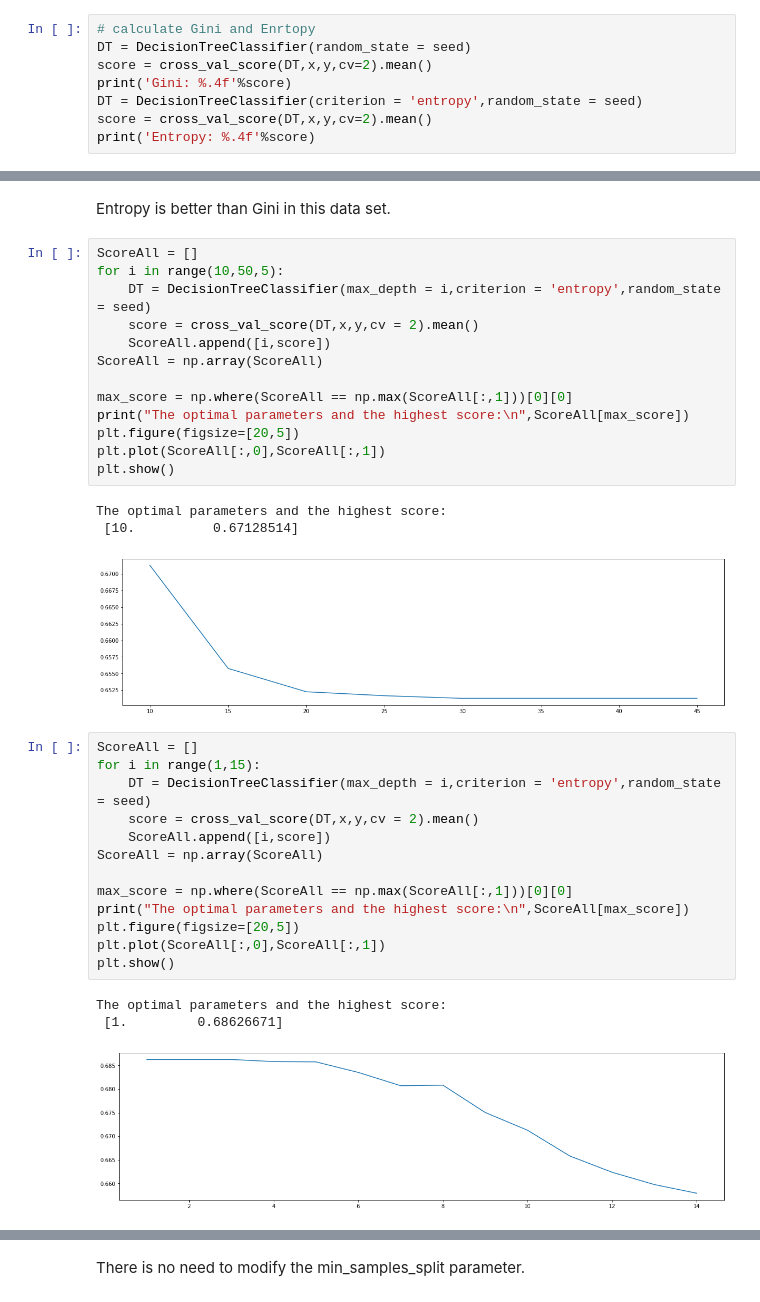
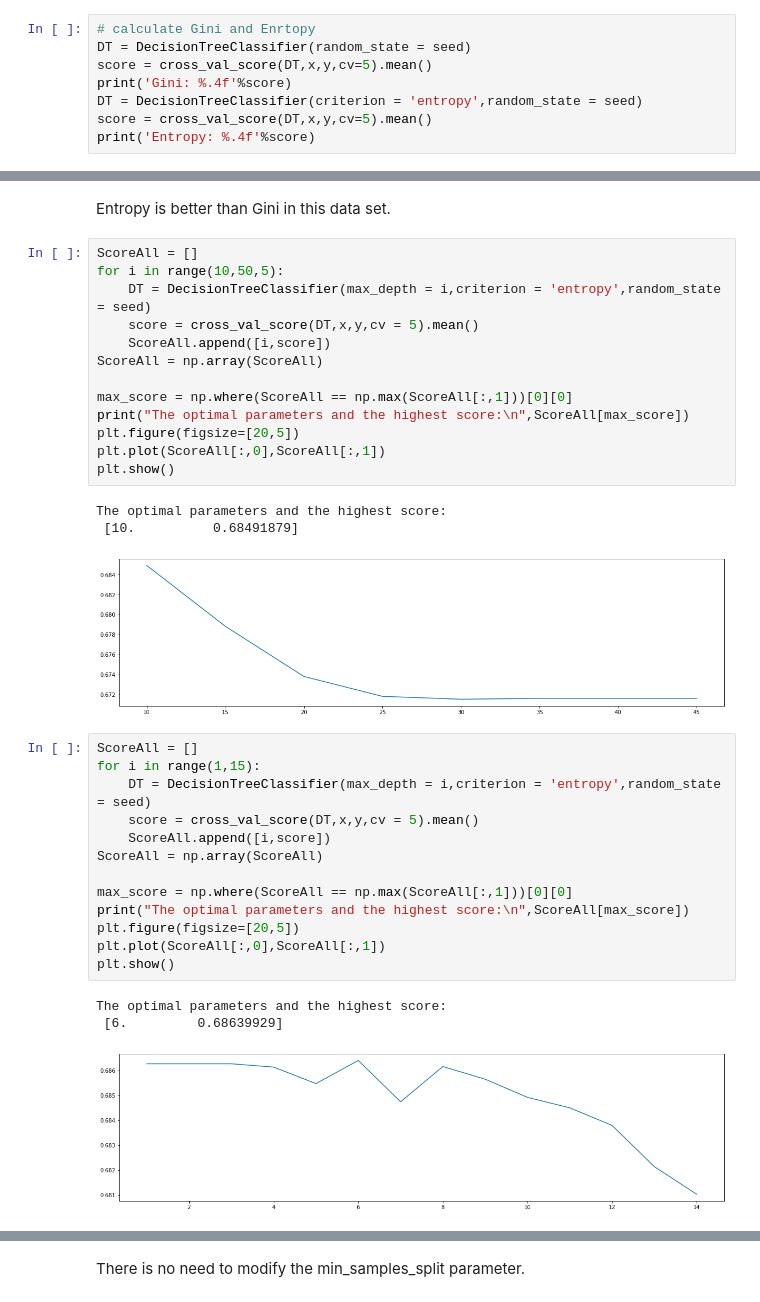
Before and after one commit to P3-CS760/How-will-you-die, a Jupyter notebook: Decision Tree (Manner of Death).ipynb, the cells around one changed output, grey strips where cells are left out. Drawn from its saved outputs; the diff is of its cells as text.

```diff
--- a/Decision Tree (Manner of Death).ipynb
+++ b/Decision Tree (Manner of Death).ipynb
@@ -222,9 +222,9 @@ x_train, x_test, y_train, y_test = train_test_split(x, y, test_size = 0.1, rando
 # %%
 # calculate Gini and Enrtopy
 DT = DecisionTreeClassifier(random_state = seed)
-score = cross_val_score(DT,x,y,cv=2).mean()
+score = cross_val_score(DT,x,y,cv=5).mean()
 print('Gini: %.4f'%score)
 DT = DecisionTreeClassifier(criterion = 'entropy',random_state = seed)
-score = cross_val_score(DT,x,y,cv=2).mean()
+score = cross_val_score(DT,x,y,cv=5).mean()
 print('Entropy: %.4f'%score)
 # %% [output]
@@ -236,7 +236,7 @@ Entropy is better than Gini in this data set.
 ScoreAll = []
 for i in range(10,50,5):
     DT = DecisionTreeClassifier(max_depth = i,criterion = 'entropy',random_state = seed)
-    score = cross_val_score(DT,x,y,cv = 2).mean()
+    score = cross_val_score(DT,x,y,cv = 5).mean()
     ScoreAll.append([i,score])
 ScoreAll = np.array(ScoreAll)
 
@@ -247,25 +247,25 @@ plt.plot(ScoreAll[:,0],ScoreAll[:,1])
 plt.show()
 # %% [output]
 The optimal parameters and the highest score:
- [10.          0.67128514]
+ [10.          0.68491879]
-[figure, old version]
+[figure, new version]
 # %%
 ScoreAll = []
 for i in range(1,15):
     DT = DecisionTreeClassifier(max_depth = i,criterion = 'entropy',random_state = seed)
-    score = cross_val_score(DT,x,y,cv = 2).mean()
+    score = cross_val_score(DT,x,y,cv = 5).mean()
     ScoreAll.append([i,score])
 ScoreAll = np.array(ScoreAll)
 
 max_score = np.where(ScoreAll == np.max(ScoreAll[:,1]))[0][0]
 print("The optimal parameters and the highest score:\n",ScoreAll[max_score])
 plt.figure(figsize=[20,5])
 plt.plot(ScoreAll[:,0],ScoreAll[:,1])
 plt.show()
 # %% [output]
 The optimal parameters and the highest score:
- [1.         0.68626671]
+ [6.         0.68639929]
-[figure, old version]
+[figure, new version]
 # %%
 # consider min_samples_split
 ScoreAll = []
```
Also changed, not shown: parts of 10 cells of this notebook.
